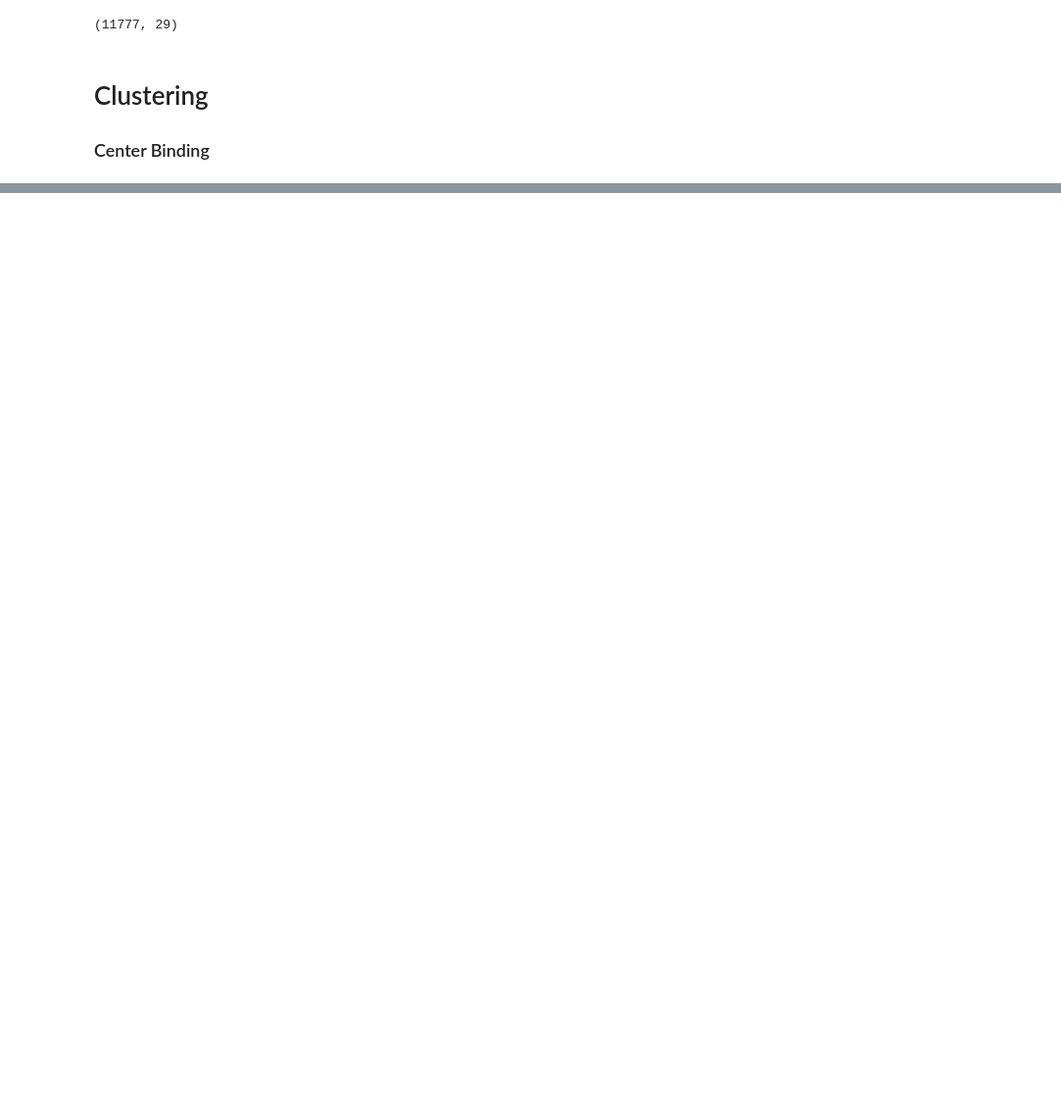
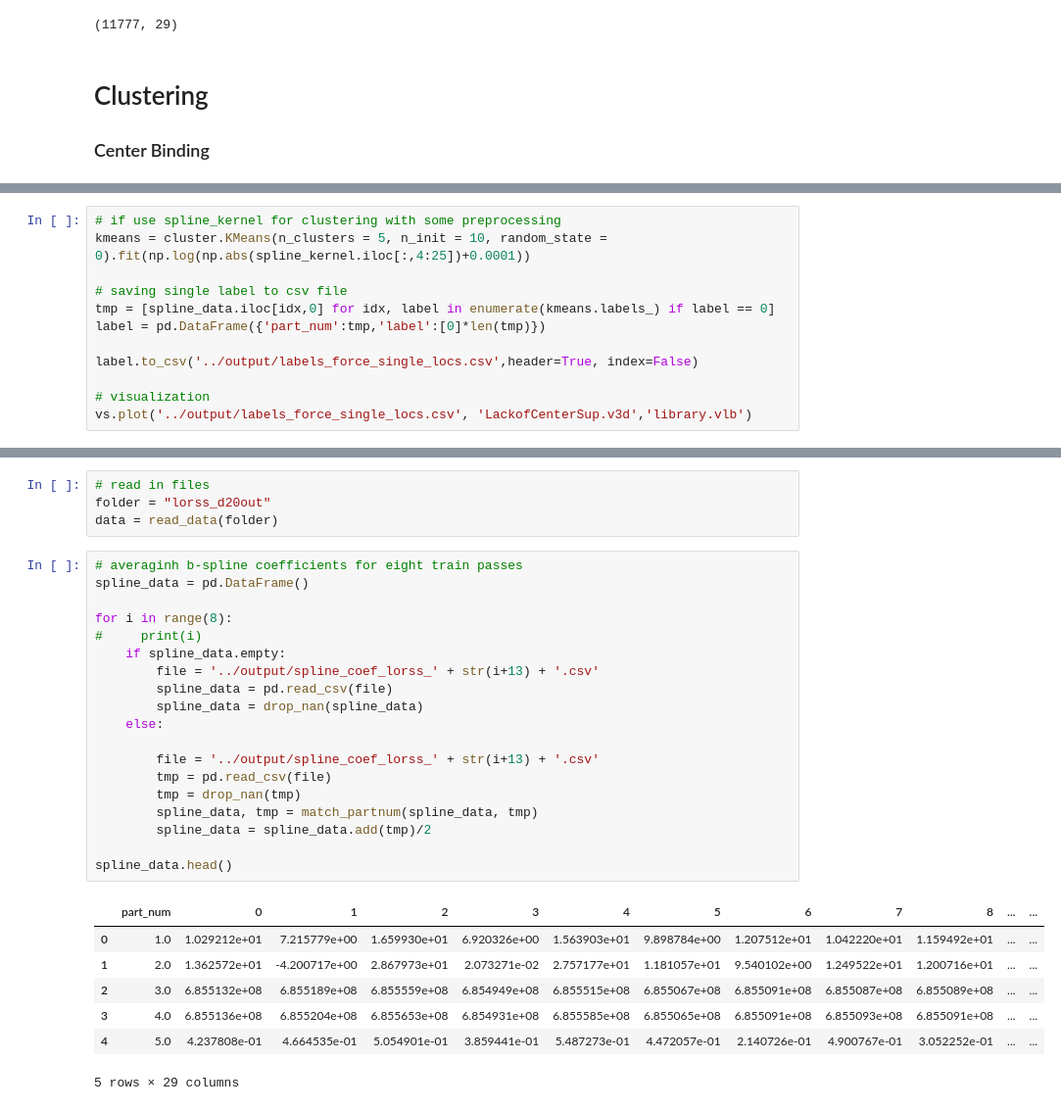
Before and after one commit to Bin0212/BallastClustering, a Jupyter notebook: src/clustering_force_only.ipynb, the cells around one changed output, grey strips where cells are left out. Shown: that part at 98% size. Drawn from its saved outputs; the diff is of its cells as text; blank space fills up the shorter version.

```diff
--- a/src/clustering_force_only.ipynb
+++ b/src/clustering_force_only.ipynb
@@ -298,0 +524,12 @@ Counter({3: 4987, 2: 3236, 0: 2769, 4: 237, 1: 197})
+# %%
+# if use spline_kernel for clustering with some preprocessing
+kmeans = cluster.KMeans(n_clusters = 5, n_init = 10, random_state = 0).fit(np.log(np.abs(spline_kernel.iloc[:,4:25])+0.0001))
+
+# saving single label to csv file
+tmp = [spline_data.iloc[idx,0] for idx, label in enumerate(kmeans.labels_) if label == 0]
+label = pd.DataFrame({'part_num':tmp,'label':[0]*len(tmp)})
+
+label.to_csv('../output/labels_force_single_locs.csv',header=True, index=False)
+
+# visualization
+vs.plot('../output/labels_force_single_locs.csv', 'LackofCenterSup.v3d','library.vlb')
@@ -298,0 +538,31 @@ Counter({3: 4987, 2: 3236, 0: 2769, 4: 237, 1: 197})
+# %%
+# read in files
+folder = "lorss_d20out"
+data = read_data(folder)
+# %%
+# averaginh b-spline coefficients for eight train passes
+spline_data = pd.DataFrame()
+
+for i in range(8):
+#     print(i)
+    if spline_data.empty:
+        file = '../output/spline_coef_lorss_' + str(i+13) + '.csv'
+        spline_data = pd.read_csv(file)
+        spline_data = drop_nan(spline_data)
+    else:
+
+        file = '../output/spline_coef_lorss_' + str(i+13) + '.csv'
+        tmp = pd.read_csv(file)
+        tmp = drop_nan(tmp)
+        spline_data, tmp = match_partnum(spline_data, tmp)
+        spline_data = spline_data.add(tmp)/2
+
+spline_data.head()
+# %% [output]
+|  | part_num | 0 | 1 | 2 | 3 | 4 | 5 | 6 | 7 | 8 | ... | ... |
+| 0 | 1.0 | 1.029212e+01 | 7.215779e+00 | 1.659930e+01 | 6.920326e+00 | 1.563903e+01 | 9.898784e+00 | 1.207512e+01 | 1.042220e+01 | 1.159492e+01 | ... | ... |
+| 1 | 2.0 | 1.362572e+01 | -4.200717e+00 | 2.867973e+01 | 2.073271e-02 | 2.757177e+01 | 1.181057e+01 | 9.540102e+00 | 1.249522e+01 | 1.200716e+01 | ... | ... |
+| 2 | 3.0 | 6.855132e+08 | 6.855189e+08 | 6.855559e+08 | 6.854949e+08 | 6.855515e+08 | 6.855067e+08 | 6.855091e+08 | 6.855087e+08 | 6.855089e+08 | ... | ... |
+| 3 | 4.0 | 6.855136e+08 | 6.855204e+08 | 6.855653e+08 | 6.854931e+08 | 6.855585e+08 | 6.855065e+08 | 6.855091e+08 | 6.855093e+08 | 6.855091e+08 | ... | ... |
+| 4 | 5.0 | 4.237808e-01 | 4.664535e-01 | 5.054901e-01 | 3.859441e-01 | 5.487273e-01 | 4.472057e-01 | 2.140726e-01 | 4.900767e-01 | 3.052252e-01 | ... | ... |
+5 rows × 29 columns
```
Also changed, not shown: parts of 31 cells of this notebook, 1 other file.
